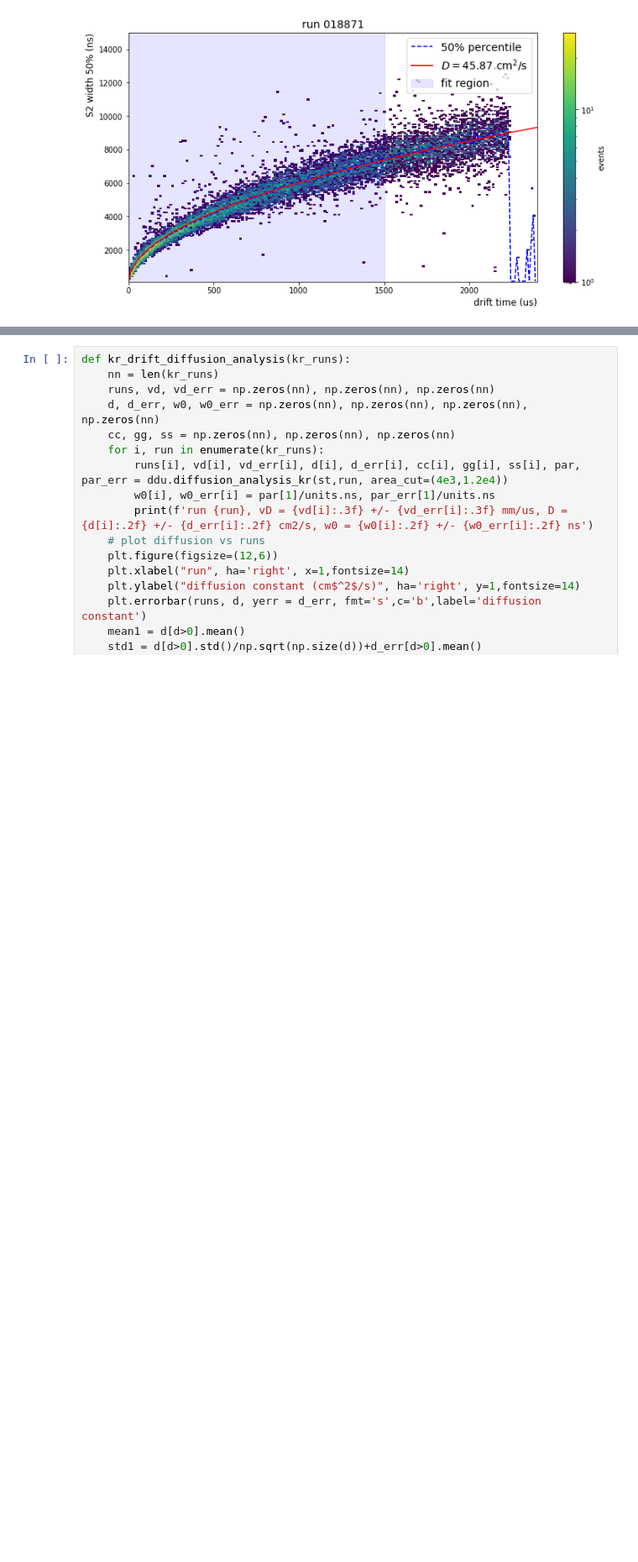
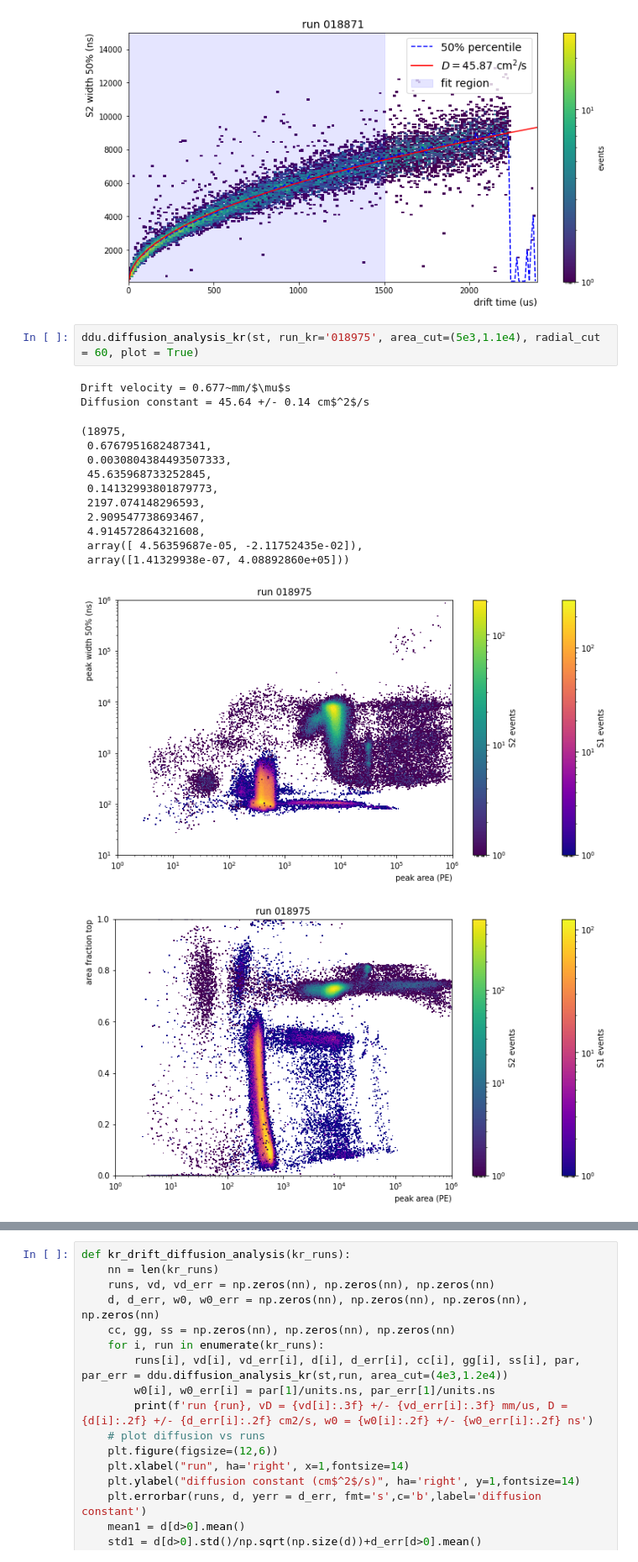
Before and after one commit to valerioda/xenon-note, a Jupyter notebook: fast_response_analysis/diffusion-study_Kr-data_SR0_20210511.ipynb, the cells around one changed output, grey strips where cells are left out. Shown at 84% size. Cells and saved outputs as stored; diff of their text form; blank space fills up the shorter version.

Commit message:
s2 width cut analysis

```diff
--- a/fast_response_analysis/diffusion-study_Kr-data_SR0_20210511.ipynb
+++ b/fast_response_analysis/diffusion-study_Kr-data_SR0_20210511.ipynb
@@ -68,3 +68,20 @@ Diffusion constant = 45.87 +/- 0.13 cm$^2$/s
 [figure]
 [figure]
 [figure]
+# %%
+ddu.diffusion_analysis_kr(st, run_kr='018975', area_cut=(5e3,1.1e4), radial_cut = 60, plot = True)
+# %% [output]
+Drift velocity = 0.677~mm/$\mu$s
+Diffusion constant = 45.64 +/- 0.14 cm$^2$/s
+(18975,
+ 0.6767951682487341,
+ 0.0030804384493507333,
+ 45.635968733252845,
+ 0.14132993801879773,
+ 2197.074148296593,
+ 2.909547738693467,
+ 4.914572864321608,
+ array([ 4.56359687e-05, -2.11752435e-02]),
+ array([1.41329938e-07, 4.08892860e+05]))
+[figure, added]
+[figure, added]
```
Also changed, not shown: parts of 8 cells of this notebook, 17 other files.
